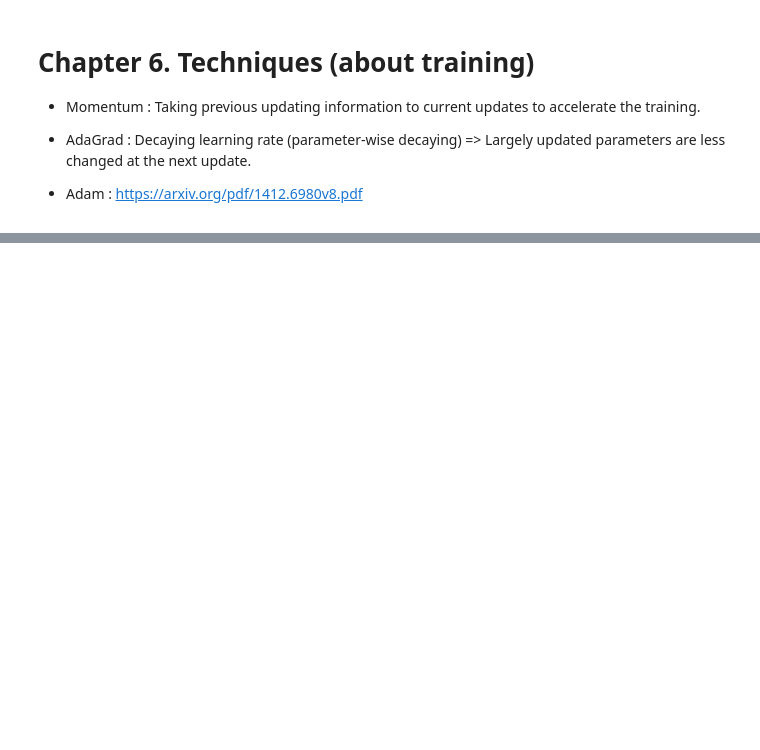
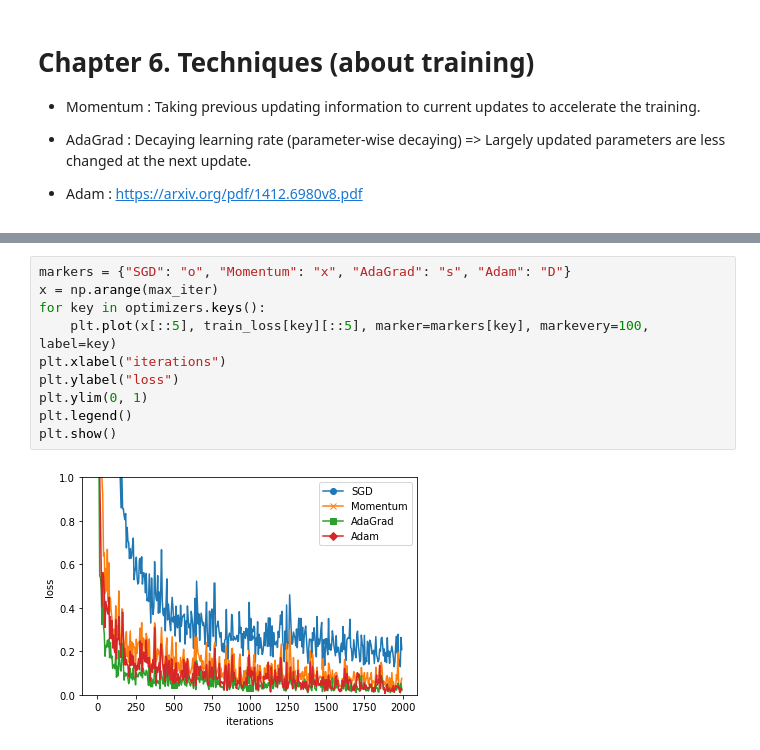
Before and after one commit to hsp9308/DL_from_scratch01_note, a Jupyter notebook: C06_techniques/Untitled.ipynb, the cells around one changed output, grey strips where cells are left out. Saved outputs shown, nothing was run; the diff lists cells and outputs as text; blank space fills up the shorter version.

```diff
--- a/C06_techniques/Untitled.ipynb
+++ b/C06_techniques/Untitled.ipynb
@@ -81,0 +186,12 @@ plt.show()
+# %%
+markers = {"SGD": "o", "Momentum": "x", "AdaGrad": "s", "Adam": "D"}
+x = np.arange(max_iter)
+for key in optimizers.keys():
+    plt.plot(x[::5], train_loss[key][::5], marker=markers[key], markevery=100, label=key)
+plt.xlabel("iterations")
+plt.ylabel("loss")
+plt.ylim(0, 1)
+plt.legend()
+plt.show()
+# %% [output]
+[figure, added]
```
Also changed, not shown: parts of 3 cells of this notebook, 2 other files.
